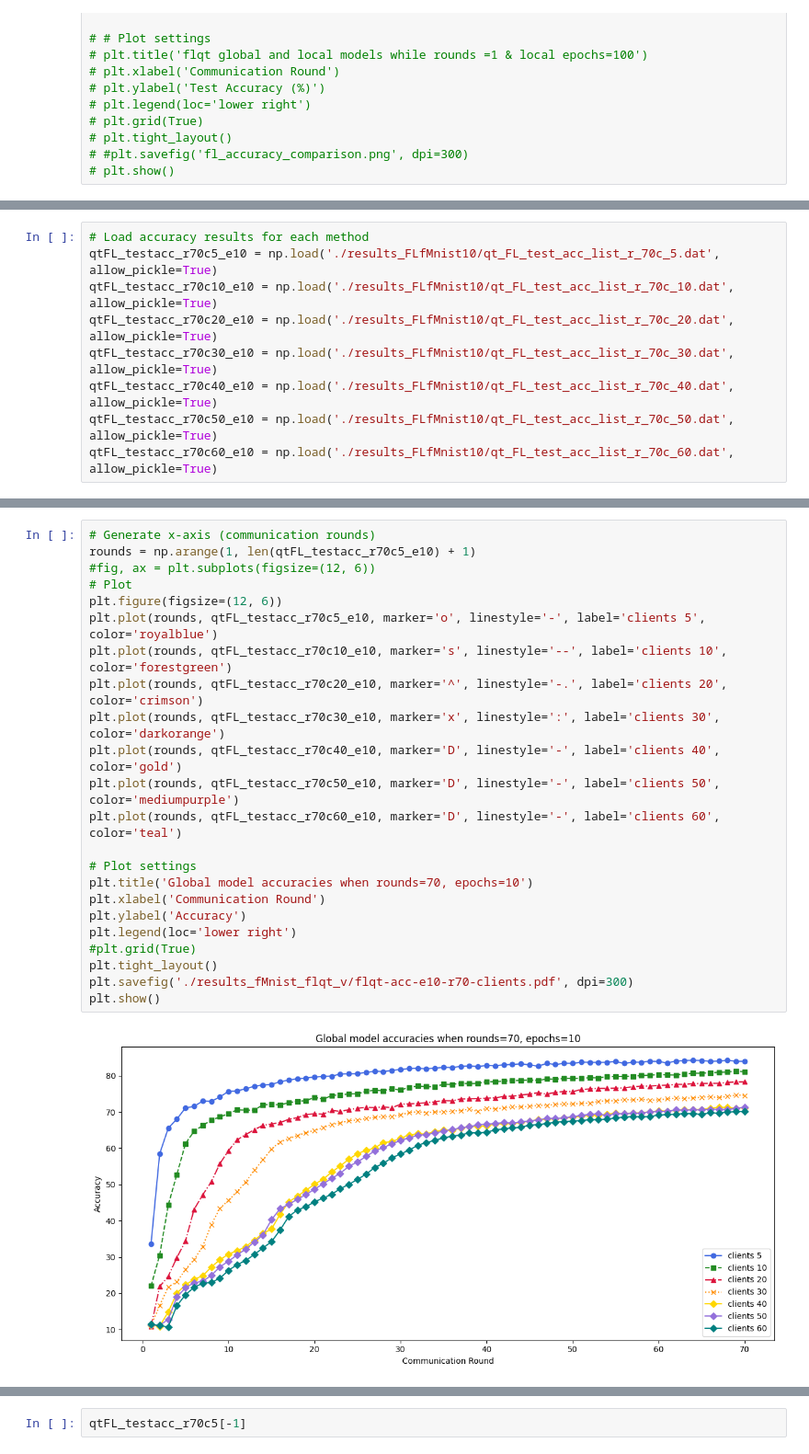
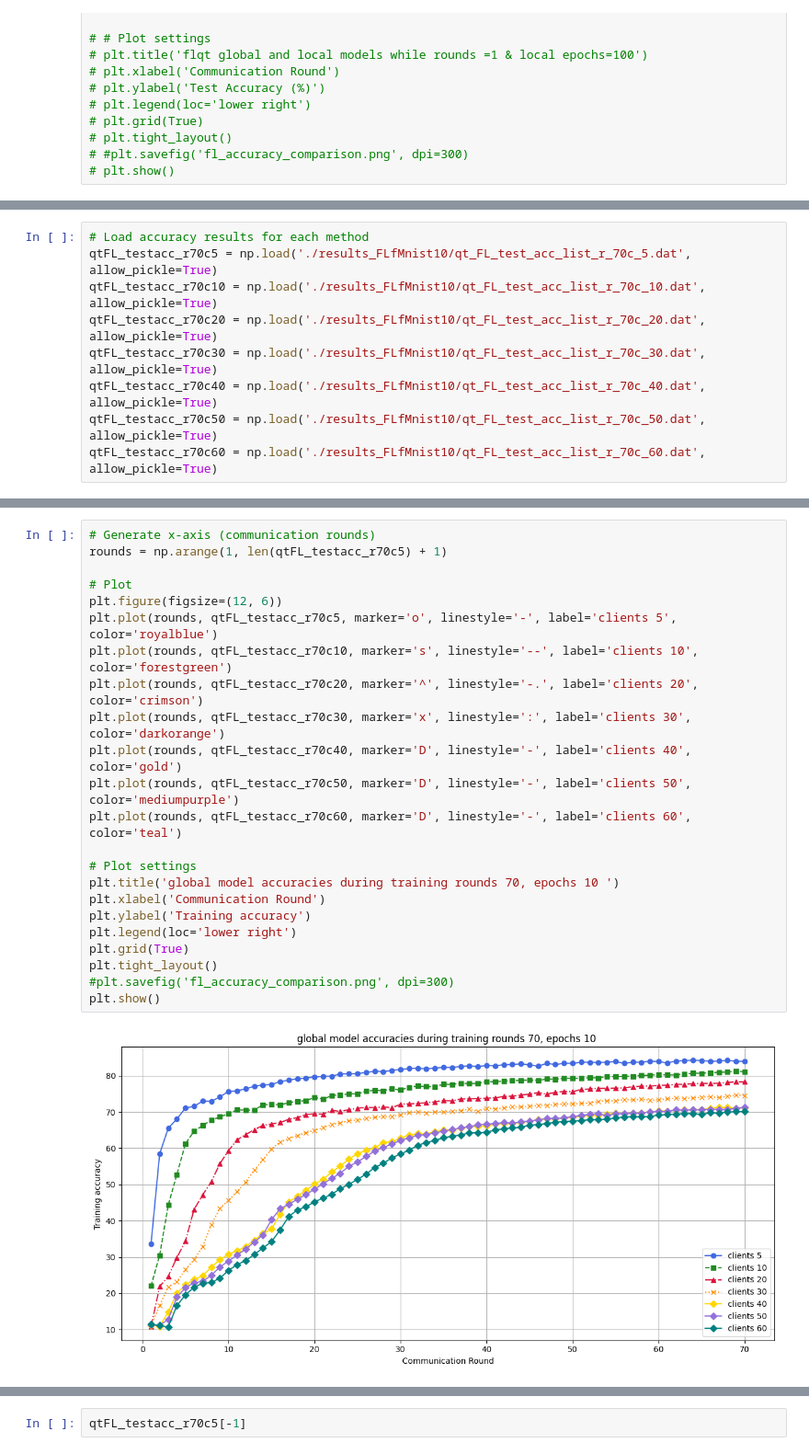
Before and after one commit to SamarShabanCS/QFed-Parameter-Compact-Quantum-Classical-Federated-Learning, a Jupyter notebook: Result analysis.ipynb, the cells around one changed output, grey strips where cells are left out. Shown at 92% size. Saved outputs shown, nothing was run; the diff lists cells and outputs as text.

```diff
--- a/Result analysis.ipynb
+++ b/Result analysis.ipynb
@@ -338,9 +254,9 @@ plt.show()
 # %%
 # Load accuracy results for each method
-qtFL_testacc_r70c5_e10 = np.load('./results_FLfMnist10/qt_FL_test_acc_list_r_70c_5.dat', allow_pickle=True)
-qtFL_testacc_r70c10_e10 = np.load('./results_FLfMnist10/qt_FL_test_acc_list_r_70c_10.dat', allow_pickle=True)
-qtFL_testacc_r70c20_e10 = np.load('./results_FLfMnist10/qt_FL_test_acc_list_r_70c_20.dat', allow_pickle=True)
-qtFL_testacc_r70c30_e10 = np.load('./results_FLfMnist10/qt_FL_test_acc_list_r_70c_30.dat', allow_pickle=True)
-qtFL_testacc_r70c40_e10 = np.load('./results_FLfMnist10/qt_FL_test_acc_list_r_70c_40.dat', allow_pickle=True)
-qtFL_testacc_r70c50_e10 = np.load('./results_FLfMnist10/qt_FL_test_acc_list_r_70c_50.dat', allow_pickle=True)
-qtFL_testacc_r70c60_e10 = np.load('./results_FLfMnist10/qt_FL_test_acc_list_r_70c_60.dat', allow_pickle=True)
+qtFL_testacc_r70c5 = np.load('./results_FLfMnist10/qt_FL_test_acc_list_r_70c_5.dat', allow_pickle=True)
+qtFL_testacc_r70c10 = np.load('./results_FLfMnist10/qt_FL_test_acc_list_r_70c_10.dat', allow_pickle=True)
+qtFL_testacc_r70c20 = np.load('./results_FLfMnist10/qt_FL_test_acc_list_r_70c_20.dat', allow_pickle=True)
+qtFL_testacc_r70c30 = np.load('./results_FLfMnist10/qt_FL_test_acc_list_r_70c_30.dat', allow_pickle=True)
+qtFL_testacc_r70c40 = np.load('./results_FLfMnist10/qt_FL_test_acc_list_r_70c_40.dat', allow_pickle=True)
+qtFL_testacc_r70c50 = np.load('./results_FLfMnist10/qt_FL_test_acc_list_r_70c_50.dat', allow_pickle=True)
+qtFL_testacc_r70c60 = np.load('./results_FLfMnist10/qt_FL_test_acc_list_r_70c_60.dat', allow_pickle=True)
@@ -433,25 +297,25 @@ plt.show()
 # %%
 # Generate x-axis (communication rounds)
-rounds = np.arange(1, len(qtFL_testacc_r70c5_e10) + 1)
-#fig, ax = plt.subplots(figsize=(12, 6))
+rounds = np.arange(1, len(qtFL_testacc_r70c5) + 1)
+
 # Plot
 plt.figure(figsize=(12, 6))
-plt.plot(rounds, qtFL_testacc_r70c5_e10, marker='o', linestyle='-', label='clients 5', color='royalblue')
-plt.plot(rounds, qtFL_testacc_r70c10_e10, marker='s', linestyle='--', label='clients 10', color='forestgreen')
-plt.plot(rounds, qtFL_testacc_r70c20_e10, marker='^', linestyle='-.', label='clients 20', color='crimson')
-plt.plot(rounds, qtFL_testacc_r70c30_e10, marker='x', linestyle=':', label='clients 30', color='darkorange')
-plt.plot(rounds, qtFL_testacc_r70c40_e10, marker='D', linestyle='-', label='clients 40', color='gold')
-plt.plot(rounds, qtFL_testacc_r70c50_e10, marker='D', linestyle='-', label='clients 50', color='mediumpurple')
-plt.plot(rounds, qtFL_testacc_r70c60_e10, marker='D', linestyle='-', label='clients 60', color='teal')
+plt.plot(rounds, qtFL_testacc_r70c5, marker='o', linestyle='-', label='clients 5', color='royalblue')
+plt.plot(rounds, qtFL_testacc_r70c10, marker='s', linestyle='--', label='clients 10', color='forestgreen')
+plt.plot(rounds, qtFL_testacc_r70c20, marker='^', linestyle='-.', label='clients 20', color='crimson')
+plt.plot(rounds, qtFL_testacc_r70c30, marker='x', linestyle=':', label='clients 30', color='darkorange')
+plt.plot(rounds, qtFL_testacc_r70c40, marker='D', linestyle='-', label='clients 40', color='gold')
+plt.plot(rounds, qtFL_testacc_r70c50, marker='D', linestyle='-', label='clients 50', color='mediumpurple')
+plt.plot(rounds, qtFL_testacc_r70c60, marker='D', linestyle='-', label='clients 60', color='teal')
 
 # Plot settings
-plt.title('Global model accuracies when rounds=70, epochs=10')
+plt.title('global model accuracies during training rounds 70, epochs 10 ')
 plt.xlabel('Communication Round')
-plt.ylabel('Accuracy')
+plt.ylabel('Training accuracy')
 plt.legend(loc='lower right')
-#plt.grid(True)
+plt.grid(True)
 plt.tight_layout()
-plt.savefig('./results_fMnist_flqt_v/flqt-acc-e10-r70-clients.pdf', dpi=300)
+#plt.savefig('fl_accuracy_comparison.png', dpi=300)
 plt.show()
 # %% [output]
-[figure, old version]
+[figure, new version]
```
Also changed, not shown: parts of 34 cells of this notebook.
